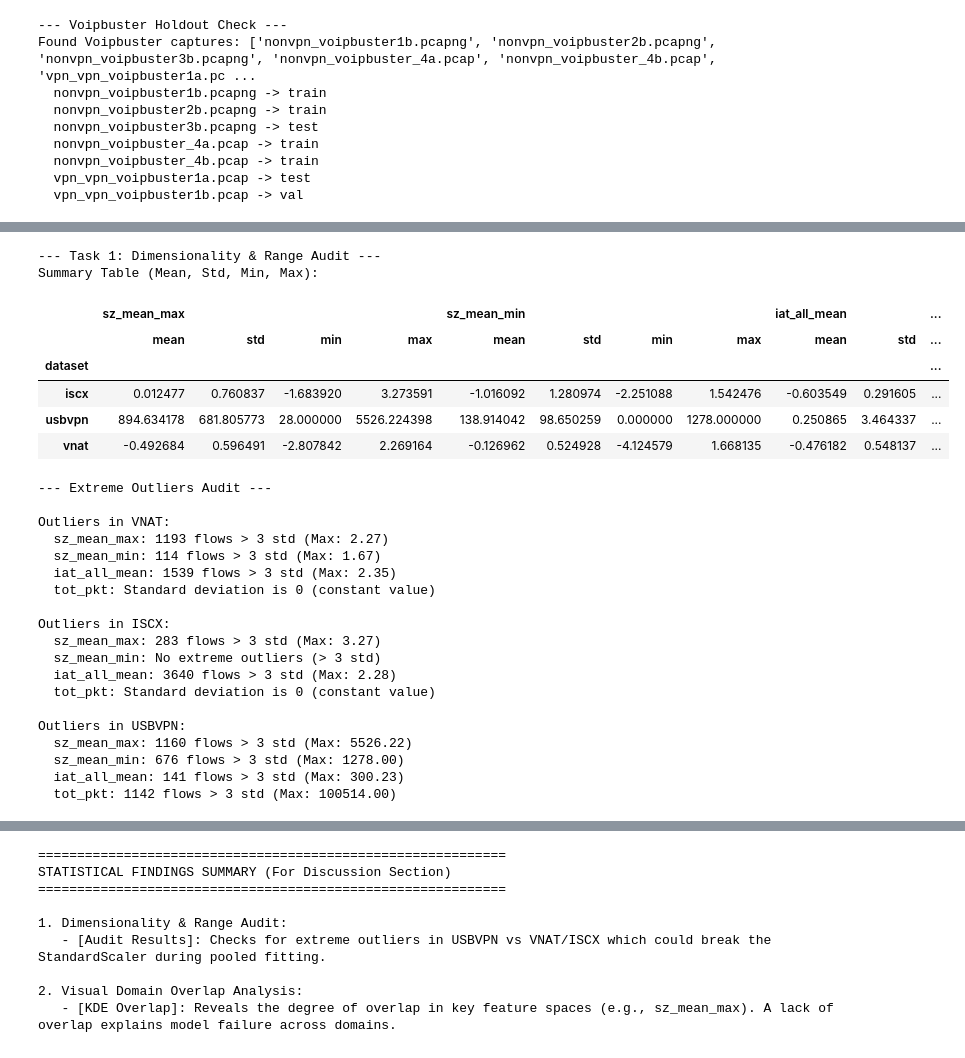
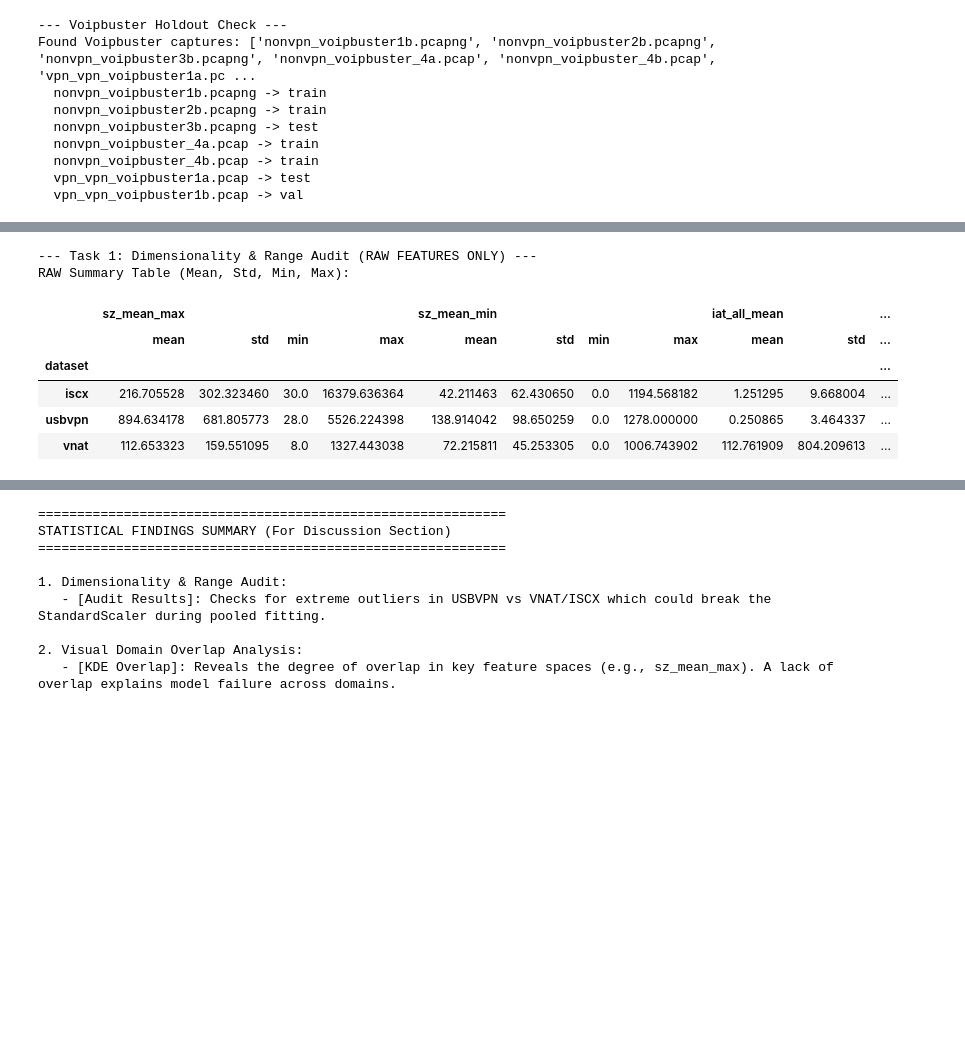
Before and after one commit to MalinaDumitrescu/ai-vpn-firewall, a Jupyter notebook: notebooks/17_dataset_audit.ipynb, the cells around one changed output, grey strips where cells are left out. Drawn from its saved outputs; the diff is of its cells as text; code cells hidden in the pictures; blank space fills up the shorter version.

```diff
--- a/notebooks/17_dataset_audit.ipynb
+++ b/notebooks/17_dataset_audit.ipynb
@@ -313,61 +369,23 @@ except Exception as e:
 # %%
-# Task 1: Dimensionality & Range Audit
-print("\n--- Task 1: Dimensionality & Range Audit ---")
+print("\n--- Task 1: Dimensionality & Range Audit (RAW FEATURES ONLY) ---")
 anchor_features = ["sz_mean_max", "sz_mean_min", "iat_all_mean", "tot_pkt"]
 available_anchors = [f for f in anchor_features if f in forensic_df.columns]
 
 if available_anchors:
     audit_table = forensic_df.groupby("dataset")[available_anchors].agg(["mean", "std", "min", "max"])
-    print("Summary Table (Mean, Std, Min, Max):")
+    print("RAW Summary Table (Mean, Std, Min, Max):")
     display(audit_table)
-
-    print("\n--- Extreme Outliers Audit ---")
-    for dataset in forensic_df["dataset"].unique():
-        print(f"\nOutliers in {dataset.upper()}:")
-        ds_data = forensic_df[forensic_df["dataset"] == dataset]
-        for f in available_anchors:
-            feat_mean = ds_data[f].mean()
-            feat_std = ds_data[f].std()
-            if feat_std > 0:
-                # Defining extreme outlier as > 3 std from mean
-                outliers = ds_data[ds_data[f] > feat_mean + 3 * feat_std]
-                if len(outliers) > 0:
-                    max_val = float(ds_data[f].max())
-                    print(f"  {f}: {len(outliers)} flows > 3 std (Max: {max_val:.2f})")
-                else:
-                    print(f"  {f}: No extreme outliers (> 3 std)")
-            else:
-                print(f"  {f}: Standard deviation is 0 (constant value)")
 else:
     print(f"Anchor features {anchor_features} not found.")
 # %% [output]
---- Task 1: Dimensionality & Range Audit ---
-Summary Table (Mean, Std, Min, Max):
+--- Task 1: Dimensionality & Range Audit (RAW FEATURES ONLY) ---
+RAW Summary Table (Mean, Std, Min, Max):
 |  | sz_mean_max |  |  |  | sz_mean_min |  |  |  | iat_all_mean |  | ... |
 |  | mean | std | min | max | mean | std | min | max | mean | std | ... |
 | dataset |  |  |  |  |  |  |  |  |  |  | ... |
-| iscx | 0.012477 | 0.760837 | -1.683920 | 3.273591 | -1.016092 | 1.280974 | -2.251088 | 1.542476 | -0.603549 | 0.291605 | ... |
-| usbvpn | 894.634178 | 681.805773 | 28.000000 | 5526.224398 | 138.914042 | 98.650259 | 0.000000 | 1278.000000 | 0.250865 | 3.464337 | ... |
-| vnat | -0.492684 | 0.596491 | -2.807842 | 2.269164 | -0.126962 | 0.524928 | -4.124579 | 1.668135 | -0.476182 | 0.548137 | ... |
+| iscx | 216.705528 | 302.323460 | 30.0 | 16379.636364 | 42.211463 | 62.430650 | 0.0 | 1194.568182 | 1.251295 | 9.668004 | ... |
+| usbvpn | 894.634178 | 681.805773 | 28.0 | 5526.224398 | 138.914042 | 98.650259 | 0.0 | 1278.000000 | 0.250865 | 3.464337 | ... |
+| vnat | 112.653323 | 159.551095 | 8.0 | 1327.443038 | 72.215811 | 45.253305 | 0.0 | 1006.743902 | 112.761909 | 804.209613 | ... |
---- Extreme Outliers Audit ---
-
-Outliers in VNAT:
-  sz_mean_max: 1193 flows > 3 std (Max: 2.27)
-  sz_mean_min: 114 flows > 3 std (Max: 1.67)
-  iat_all_mean: 1539 flows > 3 std (Max: 2.35)
-  tot_pkt: Standard deviation is 0 (constant value)
-
-Outliers in ISCX:
-  sz_mean_max: 283 flows > 3 std (Max: 3.27)
-  sz_mean_min: No extreme outliers (> 3 std)
-  iat_all_mean: 3640 flows > 3 std (Max: 2.28)
-  tot_pkt: Standard deviation is 0 (constant value)
-
-Outliers in USBVPN:
-  sz_mean_max: 1160 flows > 3 std (Max: 5526.22)
-  sz_mean_min: 676 flows > 3 std (Max: 1278.00)
-  iat_all_mean: 141 flows > 3 std (Max: 300.23)
-  tot_pkt: 1142 flows > 3 std (Max: 100514.00)
 # %%
 # Task 2: Visual Domain Overlap Analysis
 print("\n--- Task 2: Visual Domain Overlap Analysis ---")
```
Also changed, not shown: parts of 11 cells of this notebook, 8 other files.
